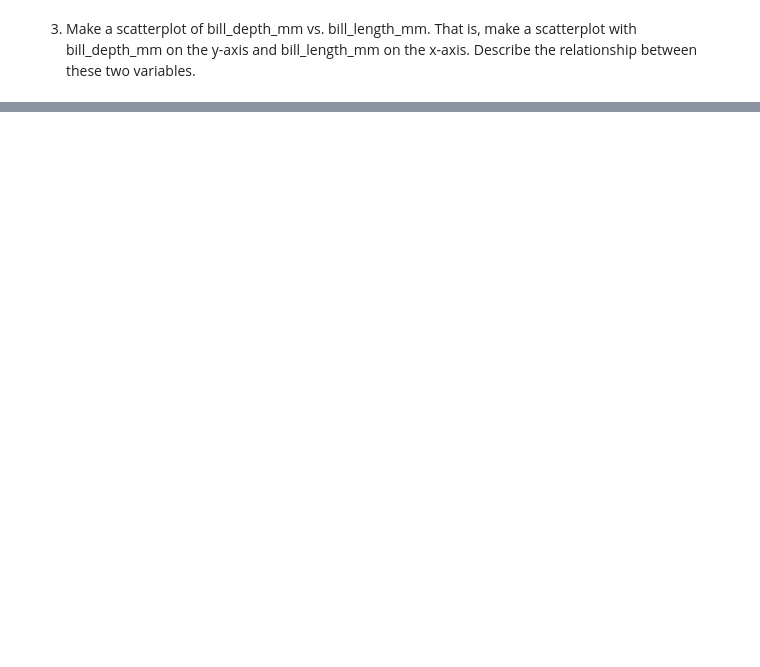
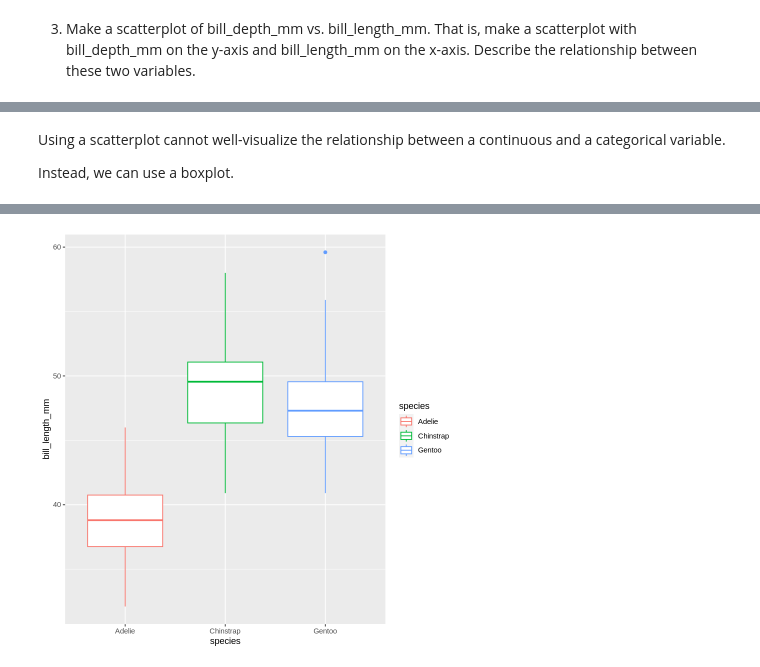
Before and after one commit to khuongduying/dataviz, a Jupyter notebook: DataViz_1.ipynb, the cells around one changed output, grey strips where cells are left out. Saved outputs shown, nothing was run; the diff lists cells and outputs as text; code cells hidden in the pictures; blank space fills up the shorter version.

```diff
--- a/DataViz_1.ipynb
+++ b/DataViz_1.ipynb
@@ -202,0 +230,11 @@ The number of column is: 8
+# %% [markdown]
+Using a scatterplot cannot well-visualize the relationship between a continuous and a categorical variable.
+
+Instead, we can use a boxplot.
+# %%
+ggplot(
+  data = penguins,
+  mapping = aes(x = species, y = bill_length_mm)
+) +
+  geom_boxplot(mapping=aes(color=species))
+# %% [output]
@@ -202,0 +243 @@ The number of column is: 8
+[figure, added]
```
Also changed, not shown: parts of 40 cells of this notebook.
